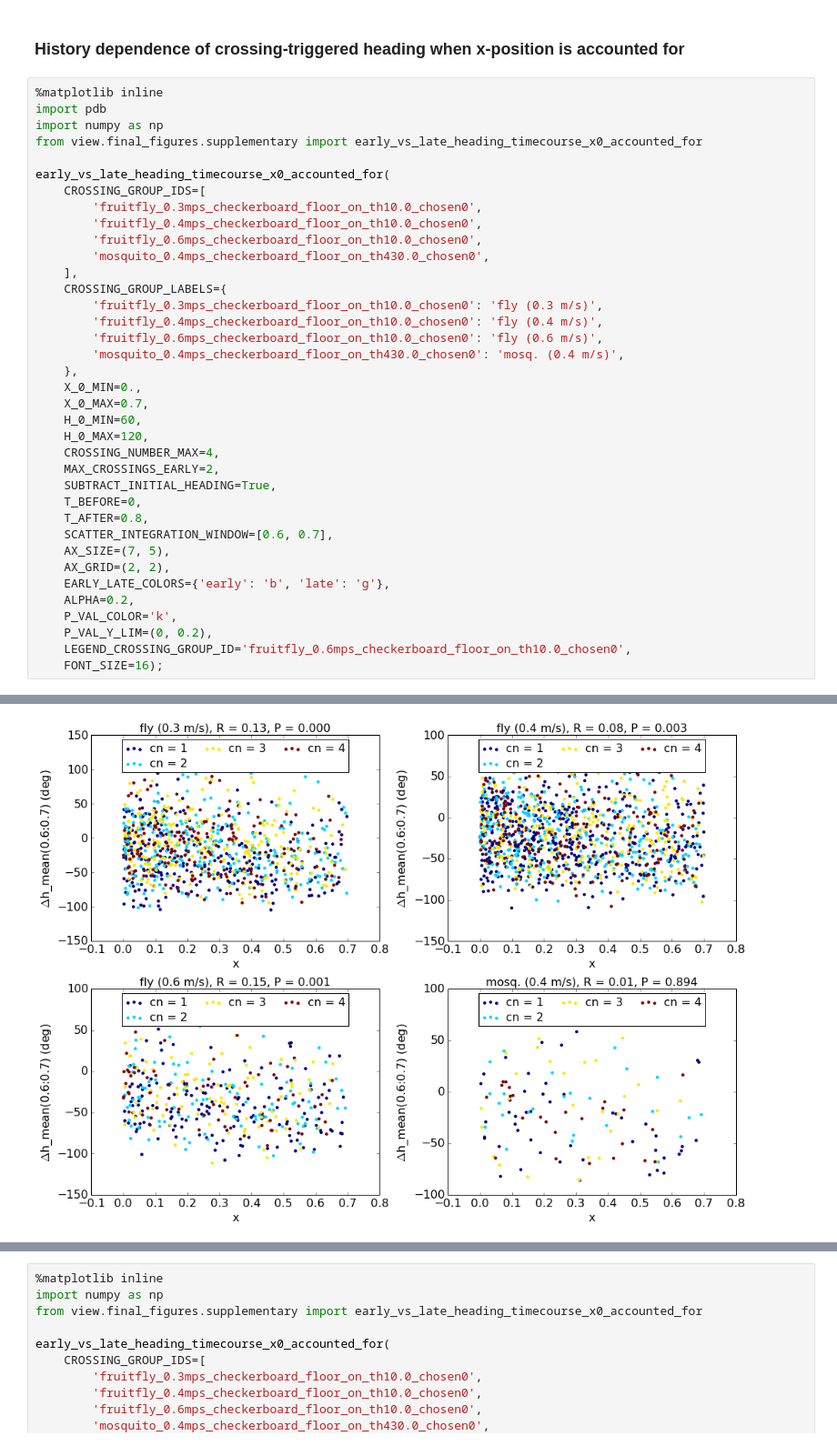
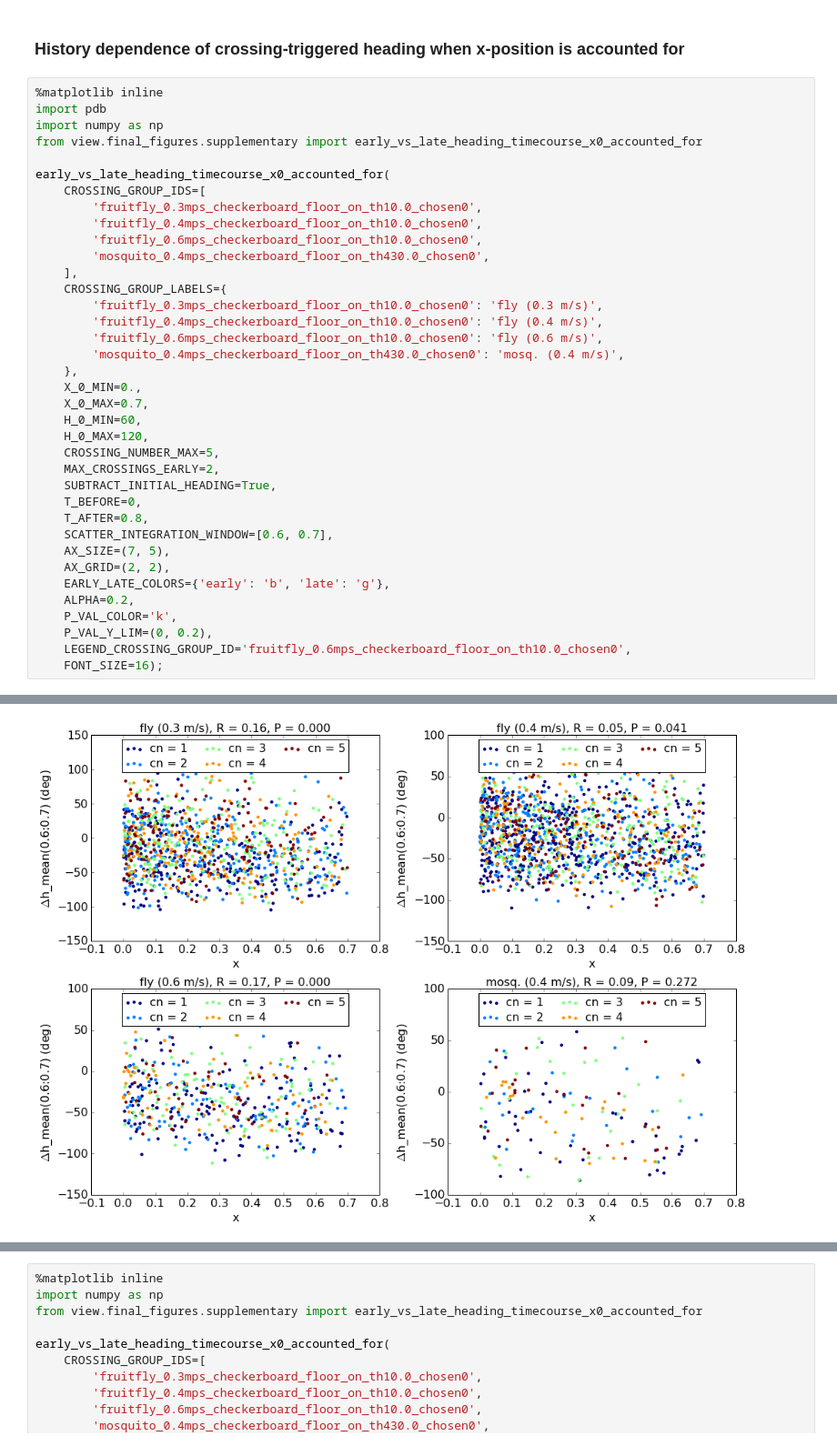
Before and after one commit to rkp8000/wind_tunnel, a Jupyter notebook: _paper_supplementary.ipynb, the cells around one changed output, grey strips where cells are left out. Shown at 91% size. Drawn from its saved outputs; the diff is of its cells as text.

Commit message:
Fix figure.

```diff
--- a/_paper_supplementary.ipynb
+++ b/_paper_supplementary.ipynb
@@ -90,7 +90,7 @@ early_vs_late_heading_timecourse_x0_accounted_for(
     X_0_MAX=0.7,
     H_0_MIN=60,
     H_0_MAX=120,
-    CROSSING_NUMBER_MAX=4,
+    CROSSING_NUMBER_MAX=5,
     MAX_CROSSINGS_EARLY=2,
     SUBTRACT_INITIAL_HEADING=True,
     T_BEFORE=0,
@@ -111,3 +109,3 @@ Are you sure you want to connect to the production database [y or n]?y
-[figure, old version]
+[figure, new version]
 # %% [markdown]
 ### Fig 3S.1: History- and crossing-number-dependence of heading after accounting for x position
```
Also changed, not shown: parts of 2 cells of this notebook.
